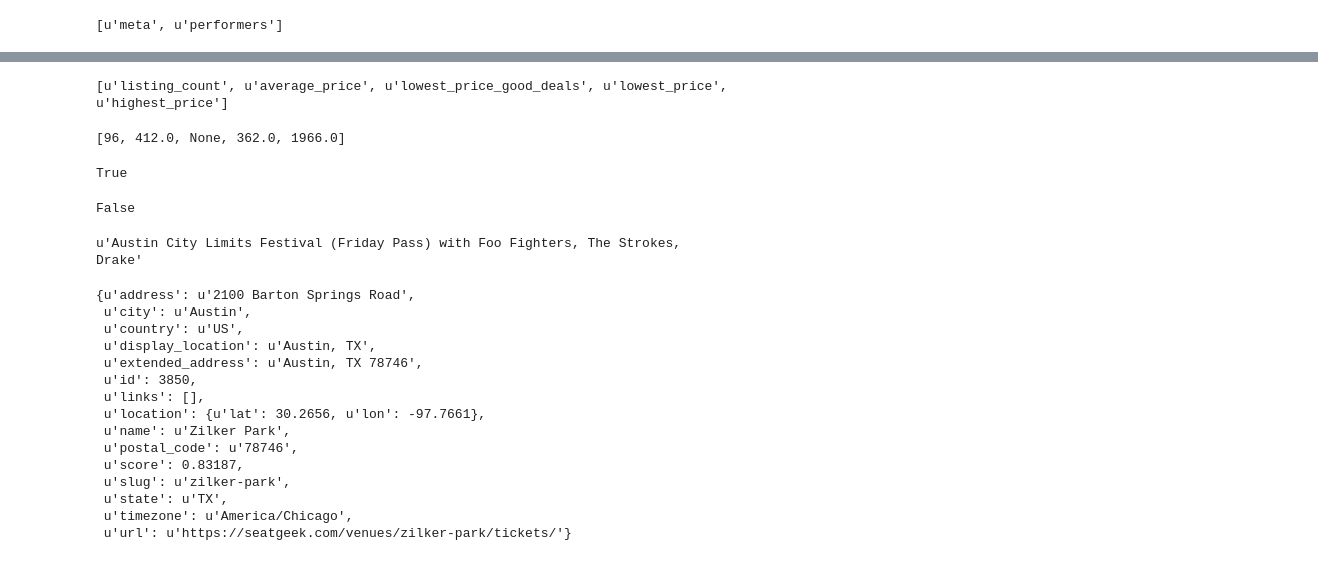
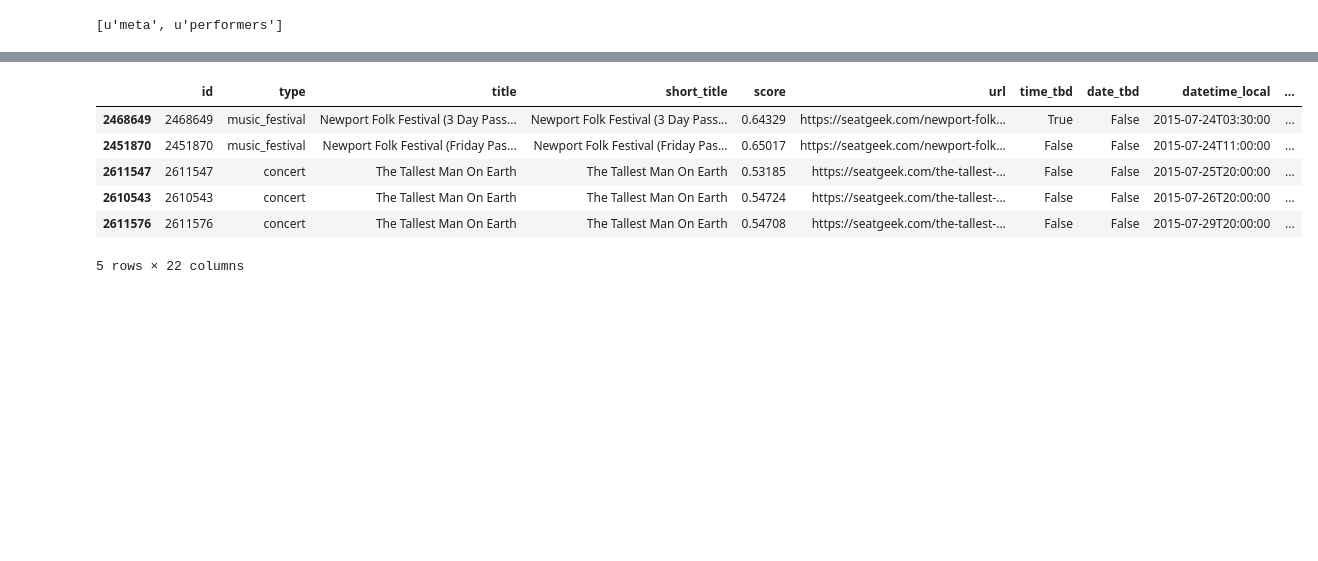
Before and after one commit to trxw/CDIPS_PandoraTeam, a Jupyter notebook: seatgeek_scraper.ipynb, the cells around one changed output, grey strips where cells are left out. Drawn from its saved outputs; the diff is of its cells as text; code cells hidden in the pictures; blank space fills up the shorter version.

```diff
--- a/seatgeek_scraper.ipynb
+++ b/seatgeek_scraper.ipynb
@@ -355,37 +301,10 @@ print event['announce_date']
-# %%
-stats = event['stats']
-print stats.keys()
-[stats[key] for key in stats.keys()]
-# %% [output]
-[u'listing_count', u'average_price', u'lowest_price_good_deals', u'lowest_price', u'highest_price']
-[96, 412.0, None, 362.0, 1966.0]
-# %%
-event['general_admission']
-# %% [output]
-True
-# %%
-event['time_tbd']
-# %% [output]
-False
-# %%
-event['title']
-# %% [output]
-u'Austin City Limits Festival (Friday Pass) with Foo Fighters, The Strokes, Drake'
-# %%
-event['venue']
-# %% [output]
-{u'address': u'2100 Barton Springs Road',
- u'city': u'Austin',
- u'country': u'US',
- u'display_location': u'Austin, TX',
- u'extended_address': u'Austin, TX 78746',
- u'id': 3850,
- u'links': [],
- u'location': {u'lat': 30.2656, u'lon': -97.7661},
- u'name': u'Zilker Park',
- u'postal_code': u'78746',
- u'score': 0.83187,
- u'slug': u'zilker-park',
- u'state': u'TX',
- u'timezone': u'America/Chicago',
- u'url': u'https://seatgeek.com/venues/zilker-park/tickets/'}
+# %%
+evs.tail()
+# %% [output]
+|  | id | type | title | short_title | score | url | time_tbd | date_tbd | datetime_local | ... |
+| 2468649 | 2468649 | music_festival | Newport Folk Festival (3 Day Pass... | Newport Folk Festival (3 Day Pass... | 0.64329 | https://seatgeek.com/newport-folk... | True | False | 2015-07-24T03:30:00 | ... |
+| 2451870 | 2451870 | music_festival | Newport Folk Festival (Friday Pas... | Newport Folk Festival (Friday Pas... | 0.65017 | https://seatgeek.com/newport-folk... | False | False | 2015-07-24T11:00:00 | ... |
+| 2611547 | 2611547 | concert | The Tallest Man On Earth | The Tallest Man On Earth | 0.53185 | https://seatgeek.com/the-tallest-... | False | False | 2015-07-25T20:00:00 | ... |
+| 2610543 | 2610543 | concert | The Tallest Man On Earth | The Tallest Man On Earth | 0.54724 | https://seatgeek.com/the-tallest-... | False | False | 2015-07-26T20:00:00 | ... |
+| 2611576 | 2611576 | concert | The Tallest Man On Earth | The Tallest Man On Earth | 0.54708 | https://seatgeek.com/the-tallest-... | False | False | 2015-07-29T20:00:00 | ... |
+5 rows × 22 columns
```
Also changed, not shown: parts of 16 cells of this notebook, 3 other files.
